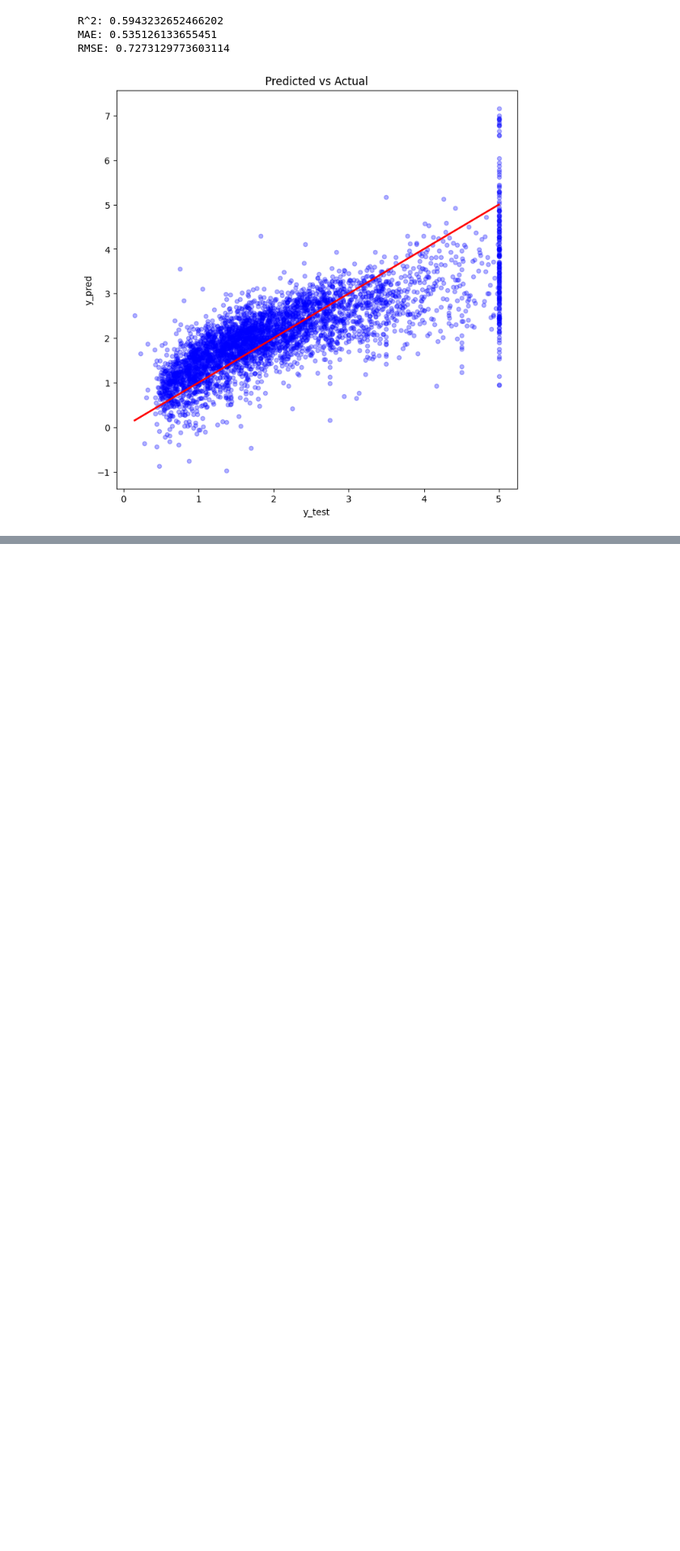
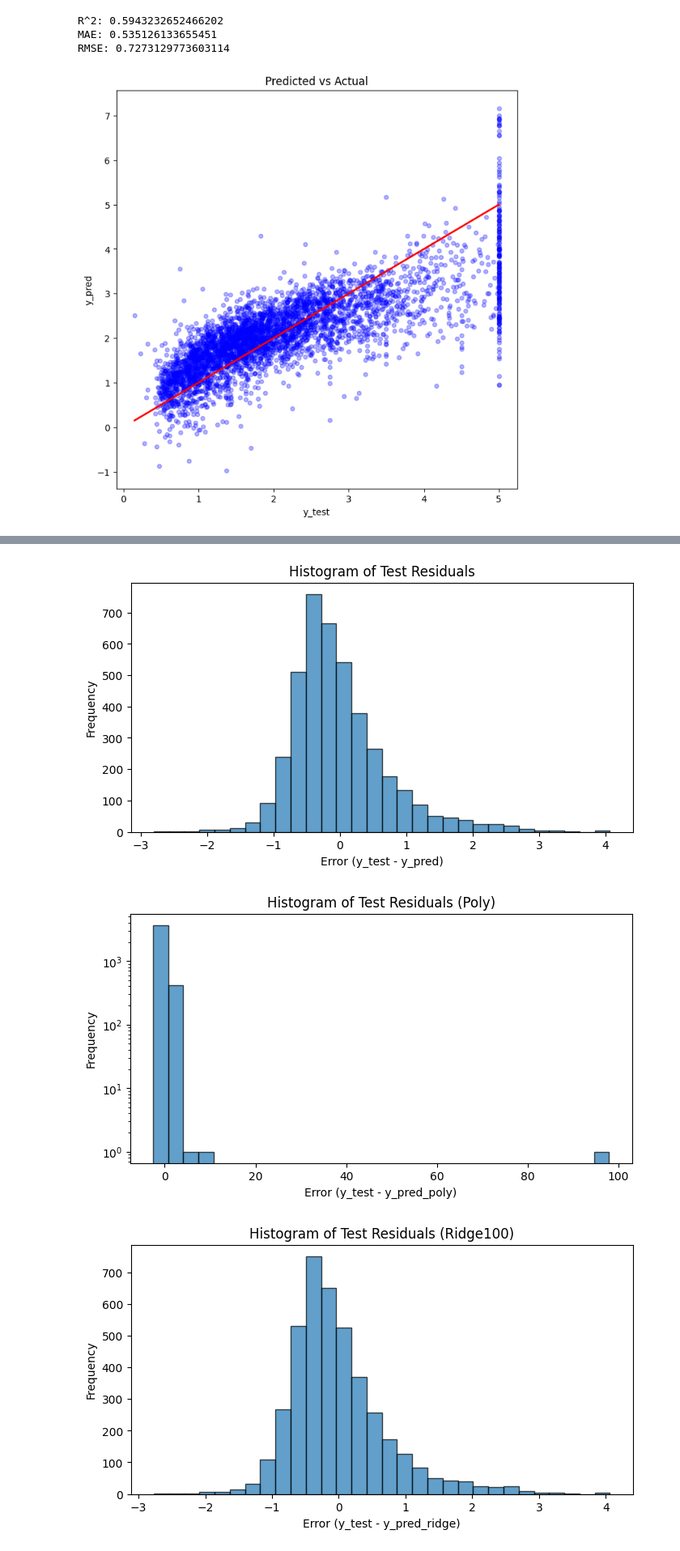
Before and after one commit to yiheng870106/Mathematics-of-Data-Science-Project-1-yiheng, a Jupyter notebook: project1.ipynb, the cells around one changed output, grey strips where cells are left out. Shown: that part at 81% size. Saved outputs shown, nothing was run; the diff lists cells and outputs as text; code cells hidden in the pictures; blank space fills up the shorter version.

```diff
--- a/project1.ipynb
+++ b/project1.ipynb
@@ -146,0 +179,32 @@ RMSE_poly: 0.7273129773603114
+# %%
+# Include a histogram of your model error.
+#------------------
+
+test_residuals = y_test - y_pred
+plt.figure(figsize=(8,4))
+plt.hist(test_residuals,bins=30,edgecolor="black",alpha=0.7)
+plt.title("Histogram of Test Residuals")
+plt.xlabel("Error (y_test - y_pred)")
+plt.ylabel("Frequency")
+
+test_residuals_poly = y_test - y_pred_poly
+plt.figure(figsize=(8,4))
+plt.hist(test_residuals_poly,bins=30,edgecolor="black",alpha=0.7)
+plt.title("Histogram of Test Residuals (Poly)")
+plt.xlabel("Error (y_test - y_pred_poly)")
+plt.ylabel("Frequency")
+#plt.xlim(-5, 5)
+plt.yscale("log")
+
+test_residuals_ridge = y_test - y_pred_ridge
+plt.figure(figsize=(8,4))
+plt.hist(test_residuals_ridge,bins=30,edgecolor="black",alpha=0.7)
+plt.title("Histogram of Test Residuals (Ridge100)")
+plt.xlabel("Error (y_test - y_pred_ridge)")
+plt.ylabel("Frequency")
+
+plt.show()
+# %% [output]
+[figure, added]
+[figure, added]
+[figure, added]
```
Also changed, not shown: parts of 6 cells of this notebook.
